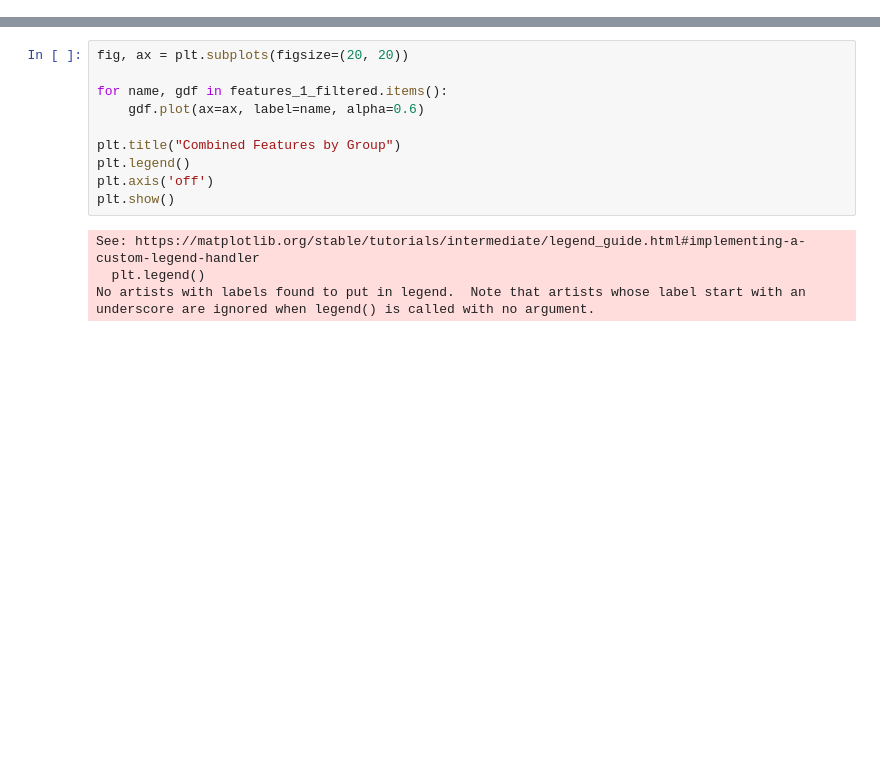
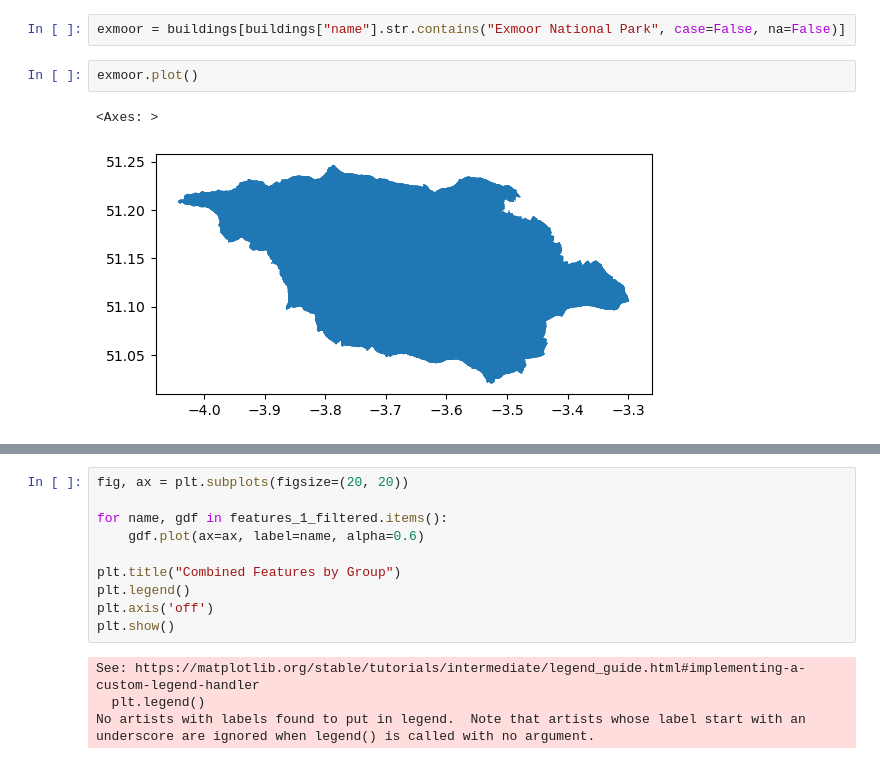
Before and after one commit to a-saveleva/casa_0003_group_project, a Jupyter notebook: data/natural_assets_dataset/data_load.ipynb, the cells around one changed output, grey strips where cells are left out. Saved outputs shown, nothing was run; the diff lists cells and outputs as text; blank space fills up the shorter version.

```diff
--- a/data/natural_assets_dataset/data_load.ipynb
+++ b/data/natural_assets_dataset/data_load.ipynb
@@ -231,0 +293,7 @@ for val in natural_values:
+# %%
+exmoor = buildings[buildings["name"].str.contains("Exmoor National Park", case=False, na=False)]
+# %%
+exmoor.plot()
+# %% [output]
+<Axes: >
+[figure, added]
```
Also changed, not shown: parts of 50 cells of this notebook, 6 other files.
